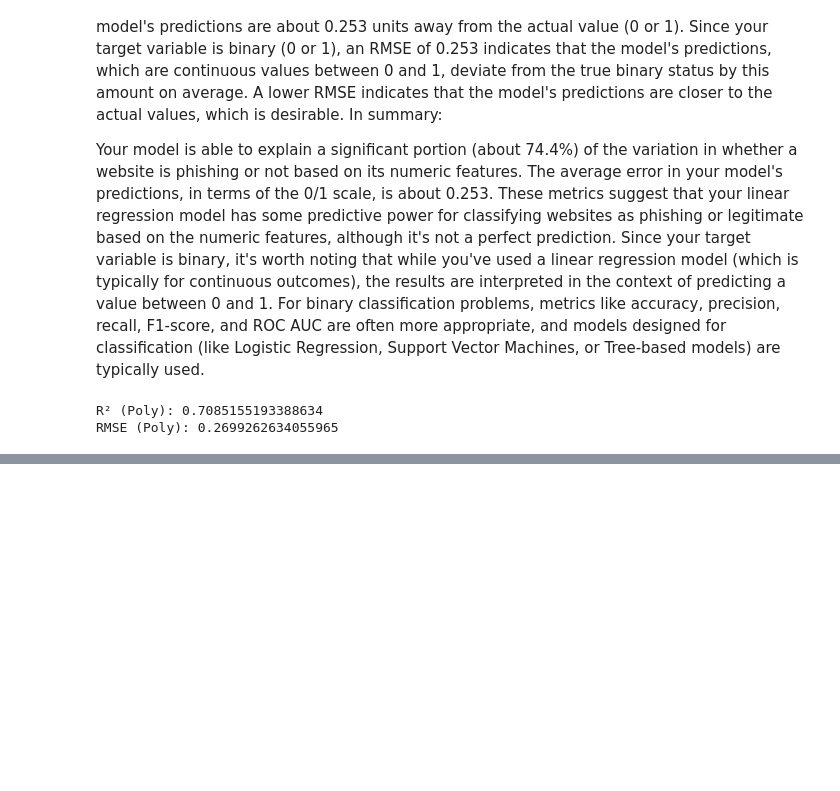
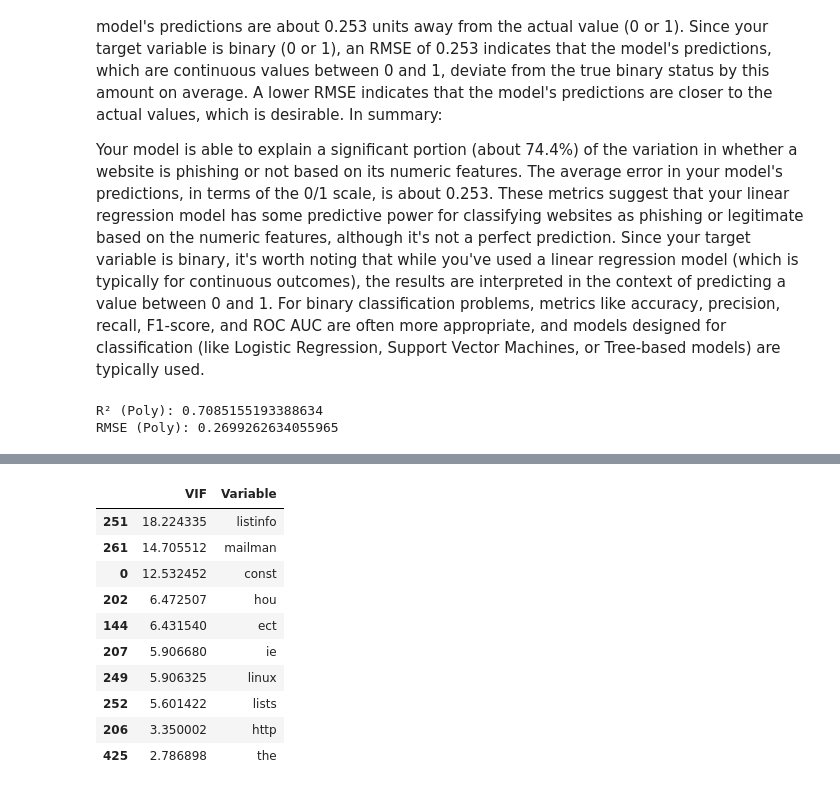
Before and after one commit to Rocking-Priya/Mod-C-Summer-2025-Week-1--6-assignment, a Jupyter notebook: Mod_C_Week_1_–_Linear_Regression_1.ipynb, the cells around one changed output, grey strips where cells are left out. Cells and saved outputs as stored; diff of their text form; code cells hidden in the pictures; blank space fills up the shorter version.

```diff
--- a/Mod_C_Week_1_–_Linear_Regression_1.ipynb
+++ b/Mod_C_Week_1_–_Linear_Regression_1.ipynb
@@ -173,3 +173,6 @@ print("RMSE (Poly):", np.sqrt(mse_poly))
 # %% [output]
 R² (Poly): 0.7085155193388634
 RMSE (Poly): 0.2699262634055965
+# %%
+phish_email_df = pd.read_csv('/content/Phishing_Email.csv')
+phish_email_df.head()
@@ -175,0 +186,6 @@ RMSE (Poly): 0.2699262634055965
+# %%
+# Rename for clarity
+df = phish_email_df.rename(columns={"Email Text": "text", "Email Type": "label"})
+
+# Check first few rows
+df.head()
@@ -175,0 +199,43 @@ RMSE (Poly): 0.2699262634055965
+# %%
+# Map 'Phishing Email' to 1, 'Safe Email' to 0
+df['label_encoded'] = df['label'].map({'Phishing Email': 1, 'Safe Email': 0})
+# %%
+from sklearn.feature_extraction.text import TfidfVectorizer
+
+# Handle missing values in the 'text' column by replacing them with an empty string
+df['text'] = df['text'].fillna('')
+
+# Turn text into numeric vectors
+vectorizer = TfidfVectorizer(max_features=500)  # limit to 500 features
+X = vectorizer.fit_transform(df['text']).toarray()
+
+# Target variable
+y = df['label_encoded']
+# %%
+
+from statsmodels.stats.outliers_influence import variance_inflation_factor
+from statsmodels.tools.tools import add_constant
+
+
+# Add constant for intercept
+X_const = add_constant(X)
+
+# Create DataFrame to store VIF values
+vif_df = pd.DataFrame()
+vif_df["VIF"] = [variance_inflation_factor(X_const, i) for i in range(X_const.shape[1])]
+vif_df["Variable"] = ["const"] + list(vectorizer.get_feature_names_out())
+
+# Show top 10 variables with highest VIF
+vif_df.sort_values("VIF", ascending=False).head(10)
+# %% [output]
+|  | VIF | Variable |
+| 251 | 18.224335 | listinfo |
+| 261 | 14.705512 | mailman |
+| 0 | 12.532452 | const |
+| 202 | 6.472507 | hou |
+| 144 | 6.431540 | ect |
+| 207 | 5.906680 | ie |
+| 249 | 5.906325 | linux |
+| 252 | 5.601422 | lists |
+| 206 | 3.350002 | http |
+| 425 | 2.786898 | the |
```
Also changed, not shown: parts of 13 cells of this notebook.
